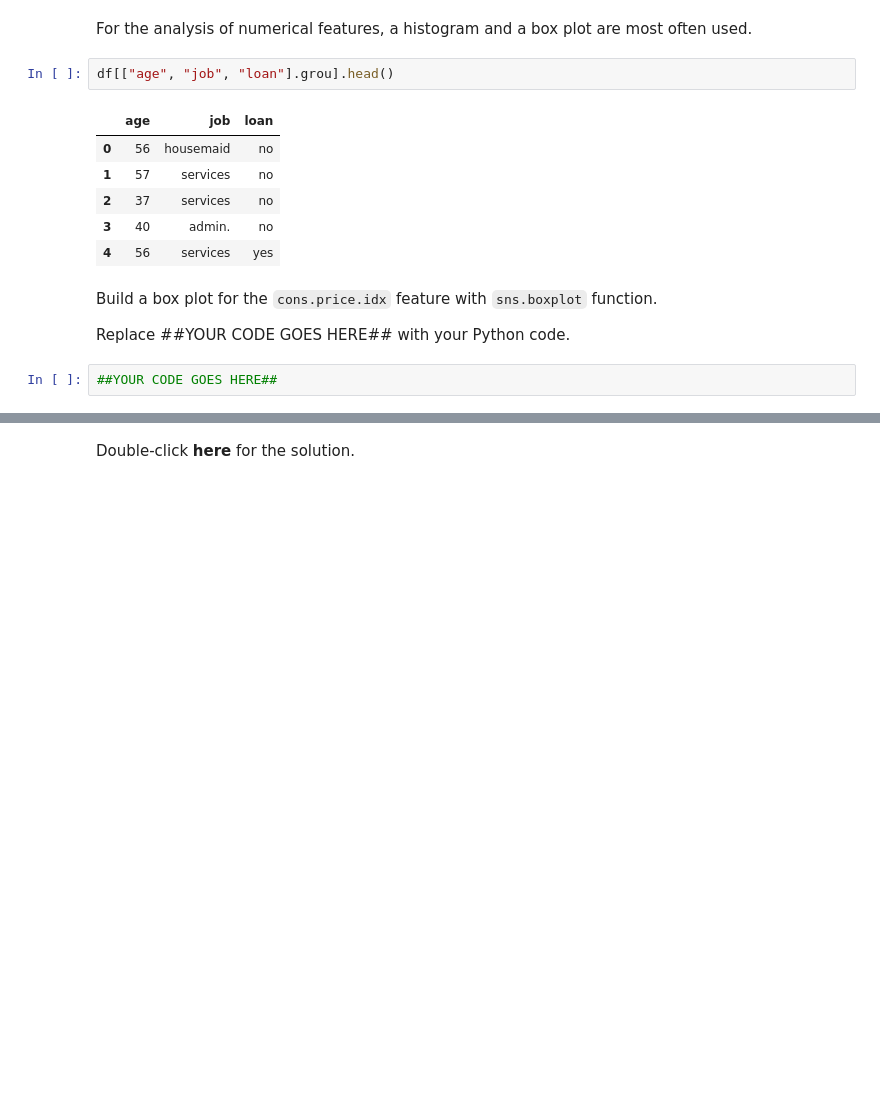
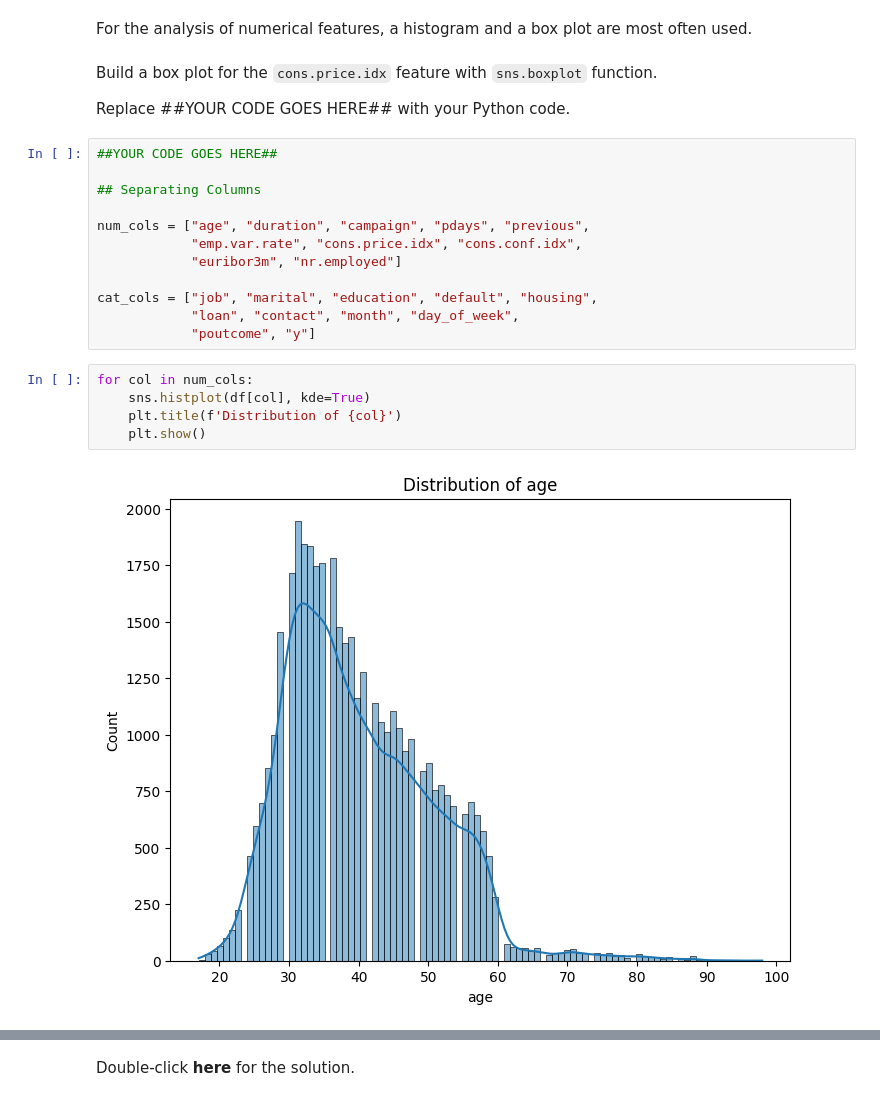
Before and after one commit to ledidk/data_analysis_in_banking, a Jupyter notebook: VDA_Banking_L2.ipynb, the cells around one changed output, grey strips where cells are left out. Drawn from its saved outputs; the diff is of its cells as text; blank space fills up the shorter version.

Commit message:
created and separated lists of column

```diff
--- a/VDA_Banking_L2.ipynb
+++ b/VDA_Banking_L2.ipynb
@@ -370,18 +370,26 @@ Let us give the most commonly used plot types to analyze single features of data
 #### Numerical features
 # %% [markdown]
 For the analysis of numerical features, a histogram and a box plot are most often used.
-# %%
-df[["age", "job", "loan"].grou].head()
-# %% [output]
-|  | age | job | loan |
-| 0 | 56 | housemaid | no |
-| 1 | 57 | services | no |
-| 2 | 37 | services | no |
-| 3 | 40 | admin. | no |
-| 4 | 56 | services | yes |
 # %% [markdown]
 Build a box plot for the `cons.price.idx` feature with `sns.boxplot` function.
 
 Replace ##YOUR CODE GOES HERE## with your Python code.
-# %%
-##YOUR CODE GOES HERE##
+# %%
+##YOUR CODE GOES HERE##
+
+## Separating Columns
+
+num_cols = ["age", "duration", "campaign", "pdays", "previous",
+            "emp.var.rate", "cons.price.idx", "cons.conf.idx",
+            "euribor3m", "nr.employed"]
+
+cat_cols = ["job", "marital", "education", "default", "housing",
+            "loan", "contact", "month", "day_of_week",
+            "poutcome", "y"]
+# %%
+for col in num_cols:
+    sns.histplot(df[col], kde=True)
+    plt.title(f'Distribution of {col}')
+    plt.show()
+# %% [output]
+[figure, added]
```
Also changed, not shown: parts of 2 cells of this notebook.
